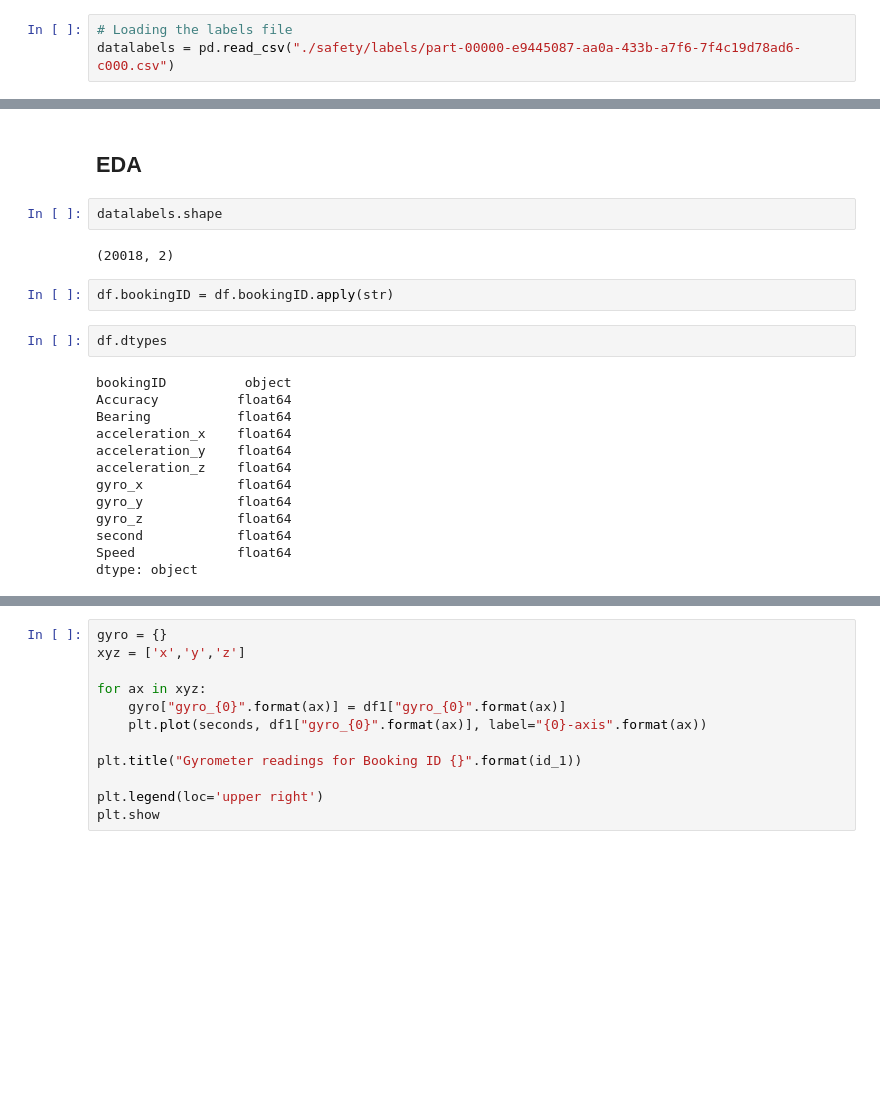
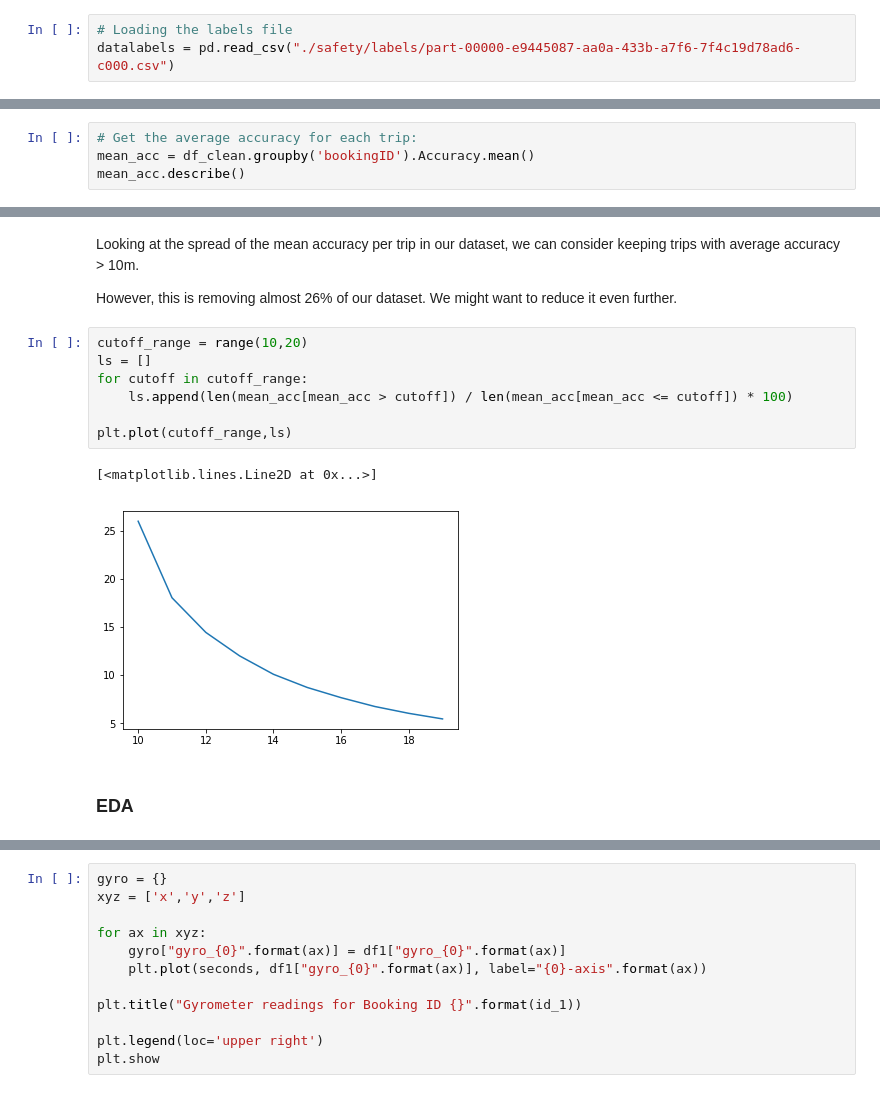
Before and after one commit to gerpang/AMLProject_GrabSafety, a Jupyter notebook: SafetyAnalysis.ipynb, the cells around one changed output, grey strips where cells are left out. Cells and saved outputs as stored; diff of their text form; blank space fills up the shorter version.

```diff
--- a/SafetyAnalysis.ipynb
+++ b/SafetyAnalysis.ipynb
@@ -24,0 +145,4 @@ datalabels = pd.read_csv("./safety/labels/part-00000-e9445087-aa0a-433b-a7f6-7f4
+# %%
+# Get the average accuracy for each trip:
+mean_acc = df_clean.groupby('bookingID').Accuracy.mean()
+mean_acc.describe()
@@ -25,23 +159,16 @@ datalabels = pd.read_csv("./safety/labels/part-00000-e9445087-aa0a-433b-a7f6-7f4
+# %% [markdown]
+Looking at the spread of the mean accuracy per trip in our dataset, we can consider keeping trips with average accuracy > 10m.
+
+However, this is removing almost 26% of our dataset. We might want to reduce it even further.
+# %%
+cutoff_range = range(10,20)
+ls = []
+for cutoff in cutoff_range:
+    ls.append(len(mean_acc[mean_acc > cutoff]) / len(mean_acc[mean_acc <= cutoff]) * 100)
+
+plt.plot(cutoff_range,ls)
+# %% [output]
+[<matplotlib.lines.Line2D at 0x...>]
+[figure, added]
 # %% [markdown]
-## EDA
+### EDA
-# %%
-datalabels.shape
-# %% [output]
-(20018, 2)
-# %%
-df.bookingID = df.bookingID.apply(str)
-# %%
-df.dtypes
-# %% [output]
-bookingID          object
-Accuracy          float64
-Bearing           float64
-acceleration_x    float64
-acceleration_y    float64
-acceleration_z    float64
-gyro_x            float64
-gyro_y            float64
-gyro_z            float64
-second            float64
-Speed             float64
-dtype: object
```
Also changed, not shown: parts of 36 cells of this notebook, 1 other file.
